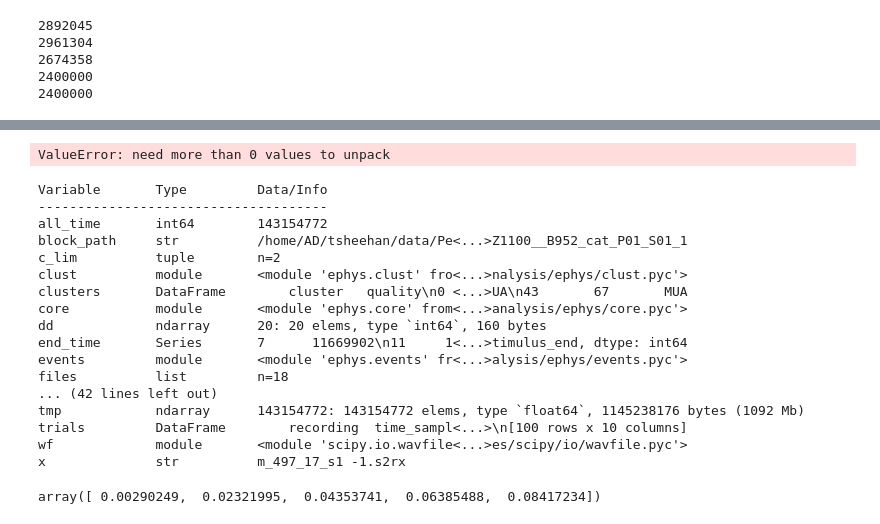
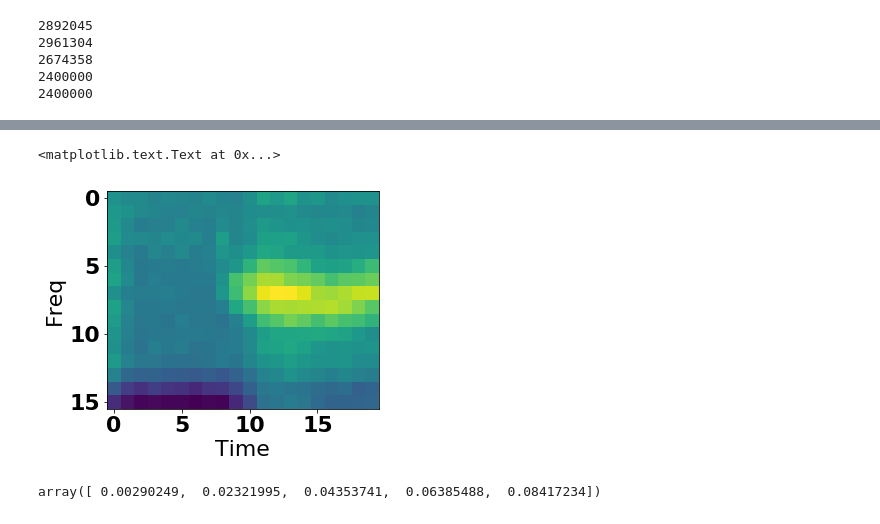
Before and after one commit to TimCSheehan/try_STRF, a Jupyter notebook: try_STA_slim.ipynb, the cells around one changed output, grey strips where cells are left out. Saved outputs shown, nothing was run; the diff lists cells and outputs as text; code cells hidden in the pictures.

```diff
--- a/try_STA_slim.ipynb
+++ b/try_STA_slim.ipynb
@@ -109,34 +113,29 @@ c_lim = (-60,60)
 # def song_mask(trials):
 #     songs =
 song_names = list(set(trials['stimulus']))
-song_mask, tmp= get_STA_p.get_song_mask(trials,ratio)
-plt.hist(tmp)
+song_mask, song_ramp = get_STA_p.get_song_mask(trials,ratio)
+#plt.hist(tmp)
 
 #plt.hist(song_mask,(np.linspace(0,4.5,10)));
 #print(ratio)
 #song_mask
+#tmp = np.arange(0,1200,1200)
+
+STA,f = get_STA_p.get_sta(spk_times,songs,song_mask,song_ramp,20)
-# %% [output]
-ValueError: need more than 0 values to unpack
-# %%
-whos
-# %% [output]
-Variable       Type         Data/Info
--------------------------------------
-all_time       int64        143154772
-block_path     str          /home/AD/tsheehan/data/Pe<...>Z1100__B952_cat_P01_S01_1
-c_lim          tuple        n=2
-clust          module       <module 'ephys.clust' fro<...>nalysis/ephys/clust.pyc'>
-clusters       DataFrame        cluster   quality\n0 <...>UA\n43       67       MUA
-core           module       <module 'ephys.core' from<...>analysis/ephys/core.pyc'>
-dd             ndarray      20: 20 elems, type `int64`, 160 bytes
-end_time       Series       7      11669902\n11     1<...>timulus_end, dtype: int64
-events         module       <module 'ephys.events' fr<...>alysis/ephys/events.pyc'>
-files          list         n=18
-... (42 lines left out)
-tmp            ndarray      143154772: 143154772 elems, type `float64`, 1145238176 bytes (1092 Mb)
-trials         DataFrame        recording  time_sampl<...>\n[100 rows x 10 columns]
-wf             module       <module 'scipy.io.wavfile<...>es/scipy/io/wavfile.pyc'>
-x              str          m_497_17_s1 -1.s2rx
+# %%
+mSTA = np.mean(STA,0)
+#t = np.arange(20*20,0,-20)
+
+
+plt.imshow(mSTA)
+plt.xlabel('Time')
+plt.ylabel('Freq')
+#print(np.shape(mSTA))
+#np.any([])
+#help('enumerate')
+# %% [output]
+<matplotlib.text.Text at 0x...>
+[figure, added]
 # %%
 # test spectrogram and lpf
 from scipy.signal import decimate
```
Also changed, not shown: parts of 3 cells of this notebook, 1 other file.
